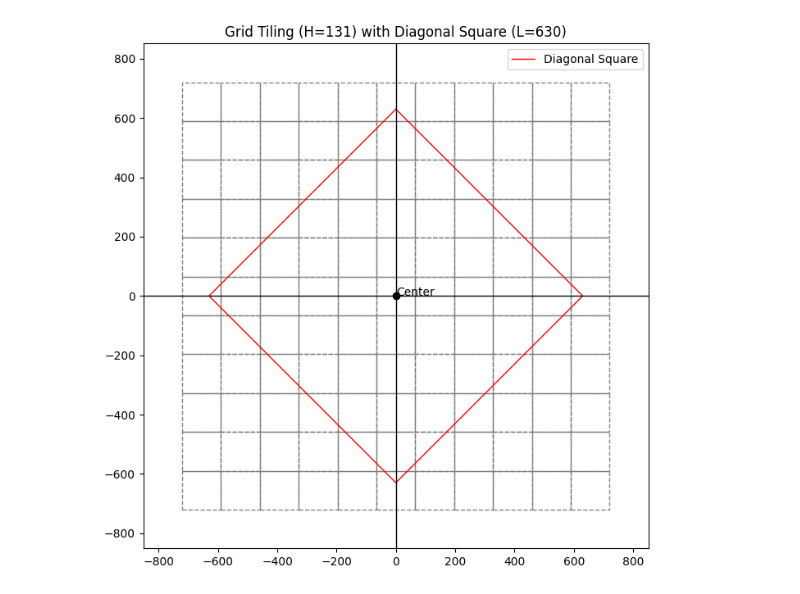
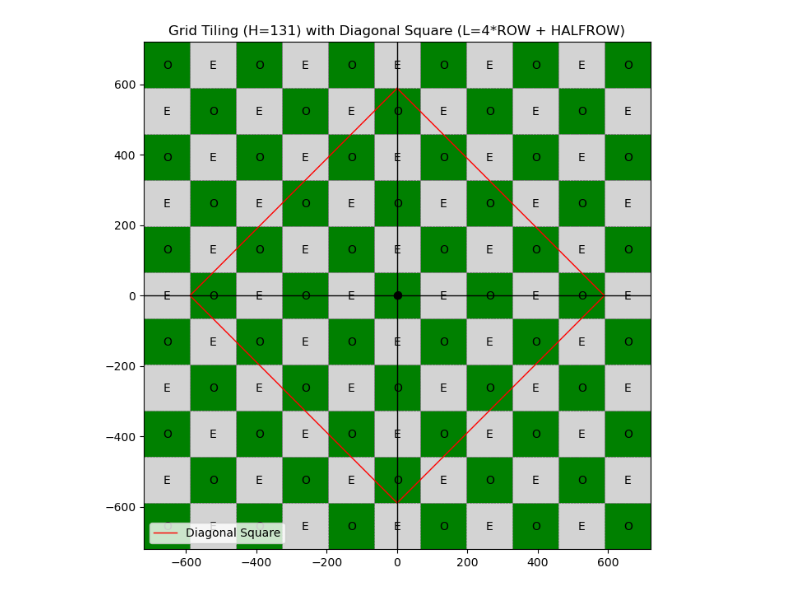
Before and after one commit to RabbitSeries/AdventofCode, a Jupyter notebook: 2023Java/Day21/Visualize.ipynb, the cells around one changed output. Drawn from its saved outputs; the diff is of its cells as text; code cells hidden in the pictures.

```diff
--- a/2023Java/Day21/Visualize.ipynb
+++ b/2023Java/Day21/Visualize.ipynb
@@ -1,19 +1,16 @@
 # %%
-# Re-import necessary libraries after kernel reset
 import matplotlib.pyplot as plt
 import numpy as np
+from collections import deque
 
 
 def draw_grid_with_diagonal(H, L):
-    # Derived values
     half_H = H / 2
     extend = L
-    total_extend = extend + H-((extend - half_H) % H)
+    total_extend = extend + H - ((extend - half_H) % H)
 
-    # Compute the boundary for the full visible area
-    bounds = [-total_extend-H, total_extend+H]
+    bounds = [-total_extend - H, total_extend + H]
 
-    # Diagonal square vertices (centered at 0,0)
     diagonal_square = np.array([
         [0, L],
         [L, 0],
@@ -22,43 +19,64 @@ def draw_grid_with_diagonal(H, L):
         [0, L]
     ])
 
     fig, ax = plt.subplots(figsize=(8, 8))
 
-    # Draw grid tiles: we tile from -total_extend to +total_extend with spacing H
-    grid_offsets = np.arange(-total_extend, total_extend, H)
+    grid_offsets = np.arange(-total_extend, total_extend + H, H)
+    visited = set()
+    queue = deque()
+    origin = (0, 0)
+    queue.append((origin, 0))  # ((x, y), step)
 
+    # Directions: 4-neighbors (up, down, left, right)
+    directions = [(H, 0), (-H, 0), (0, H), (0, -H)]
+
+    while queue:
+        (x, y), step = queue.popleft()
+        if (x, y) in visited:
+            continue
+        visited.add((x, y))
+
+        color = 'green' if step % 2 == 0 else 'lightgray'
+        ax.text(x-10, y-10, 'O' if step % 2 == 0 else 'E')
+        rect = plt.Rectangle((x-H/2, y-H/2), H, H, facecolor=color,
+                             edgecolor='gray', linestyle='--', linewidth=0.5)
+        ax.add_patch(rect)
+
+        for dx, dy in directions:
+            nx, ny = x + dx, y + dy
+            if bounds[0] <= nx <= bounds[1] and bounds[0] <= ny <= bounds[1]:
+                if (nx, ny) not in visited:
+                    queue.append(((nx, ny), step + 1))
+
+    # Draw the grid outlines
     for dx in grid_offsets:
         for dy in grid_offsets:
-            # Draw the boundary of each duplicated grid square
             square = plt.Rectangle(
-                # lower left corner vertex.
-                (dx, dy), H, H, fill=False, edgecolor='gray', linestyle='--')
+                (dx, dy), H, H, fill=False, edgecolor='gray', linestyle='--', linewidth=0.5)
             ax.add_patch(square)
 
-    # Draw the central diagonal square
+    # Draw the diagonal square
     ax.plot(diagonal_square[:, 0], diagonal_square[:, 1],
             'r-', linewidth=1, label='Diagonal Square')
 
-    # Draw center point
+    # Mark center
     ax.plot(0, 0, 'ko')
-    ax.text(0.1, 0.1, "Center", fontsize=10)
 
-    # Axis settings
     ax.set_aspect('equal')
     ax.set_xlim(bounds)
     ax.set_ylim(bounds)
     ax.axhline(0, color='black', linewidth=1)
     ax.axvline(0, color='black', linewidth=1)
-    ax.set_title(f"Grid Tiling (H={H}) with Diagonal Square (L={L})")
+    ax.set_title(
+        f"Grid Tiling (H={H}) with Diagonal Square (L={(int)(L/H)}*ROW + HALFROW)")
     ax.legend()
 
     plt.grid(False)
     plt.show()
 
 
 H = 131
-L = 630
-# Default call with adjustable parameters
+L = 65 + 131 * 4
 draw_grid_with_diagonal(H, L)
 # %% [output]
-[figure, old version]
+[figure, new version]
```
Also changed, not shown: parts of 1 cell of this notebook, 4 other files.
